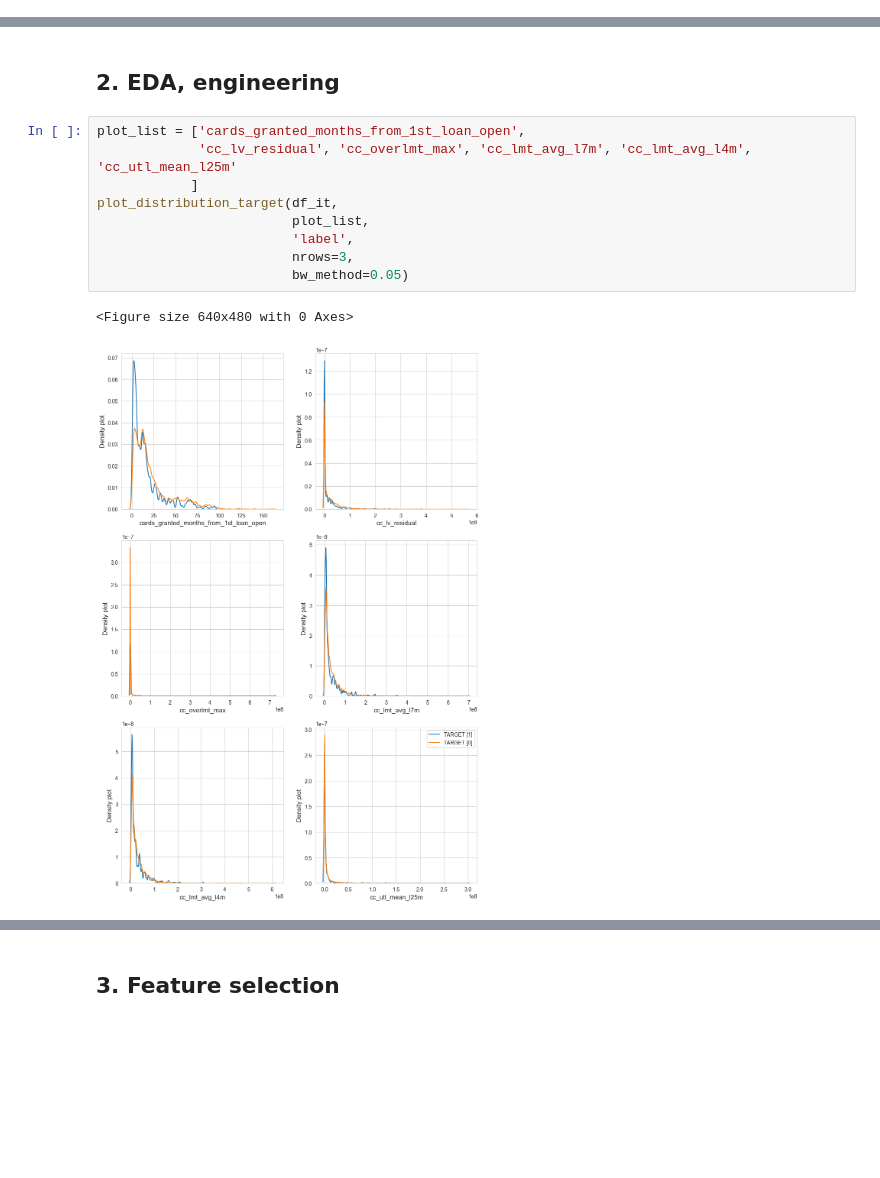
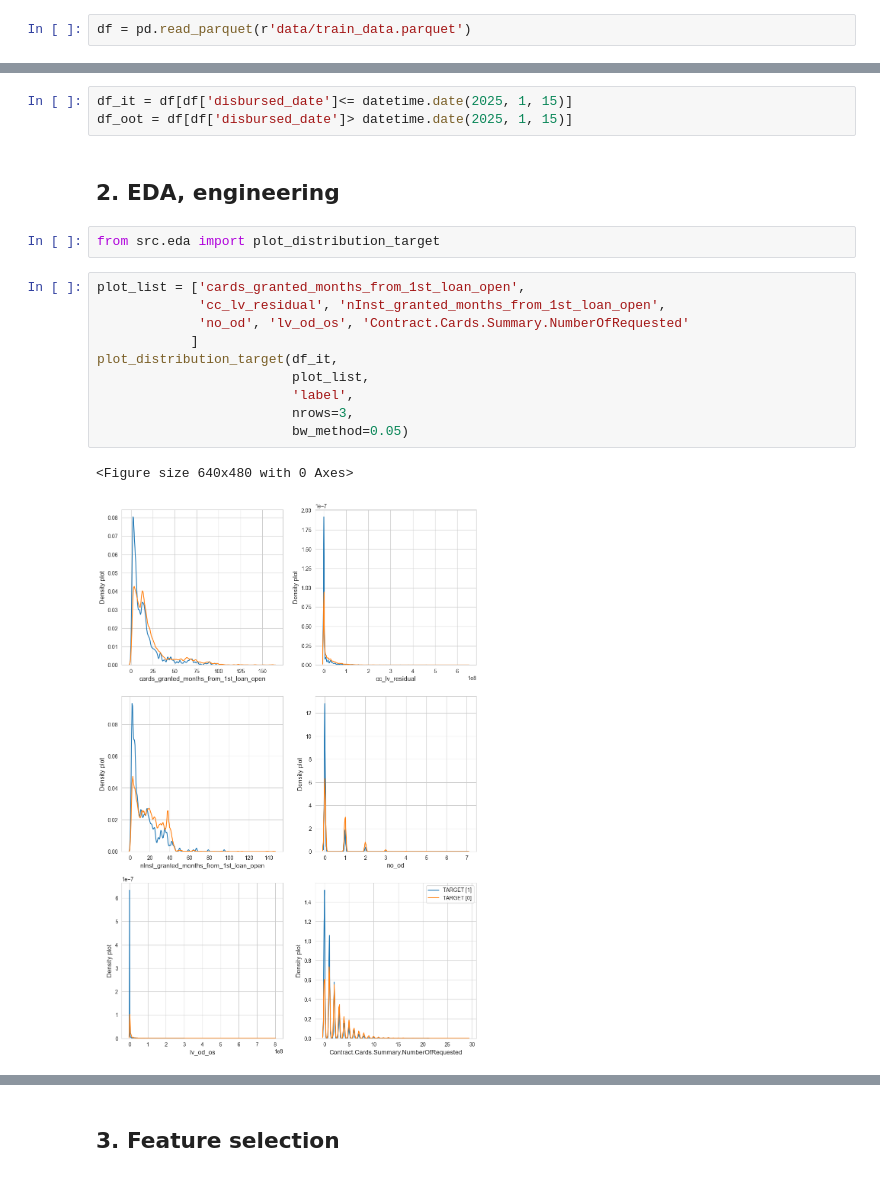
Before and after one commit to Nampq281/ds_template, a Jupyter notebook: Train_model.ipynb, the cells around one changed output, grey strips where cells are left out. Drawn from its saved outputs; the diff is of its cells as text; blank space fills up the shorter version.

Commit message:
update train file

```diff
--- a/Train_model.ipynb
+++ b/Train_model.ipynb
@@ -130,0 +12,2 @@ df_it['label'].value_counts().reset_index()
+# %%
+df = pd.read_parquet(r'data/train_data.parquet')
@@ -131,14 +50,20 @@ df_it['label'].value_counts().reset_index()
+# %%
+df_it = df[df['disbursed_date']<= datetime.date(2025, 1, 15)]
+df_oot = df[df['disbursed_date']> datetime.date(2025, 1, 15)]
 # %% [markdown]
 ## 2. EDA, engineering
+# %%
+from src.eda import plot_distribution_target
 # %%
 plot_list = ['cards_granted_months_from_1st_loan_open',
-             'cc_lv_residual', 'cc_overlmt_max', 'cc_lmt_avg_l7m', 'cc_lmt_avg_l4m', 'cc_utl_mean_l25m'
+             'cc_lv_residual', 'nInst_granted_months_from_1st_loan_open',
+             'no_od', 'lv_od_os', 'Contract.Cards.Summary.NumberOfRequested'
             ]
 plot_distribution_target(df_it,
                          plot_list,
                          'label',
                          nrows=3,
                          bw_method=0.05)
 # %% [output]
 <Figure size 640x480 with 0 Axes>
-[figure, old version]
+[figure, new version]
```
Also changed, not shown: parts of 163 cells of this notebook, 5 other files.
